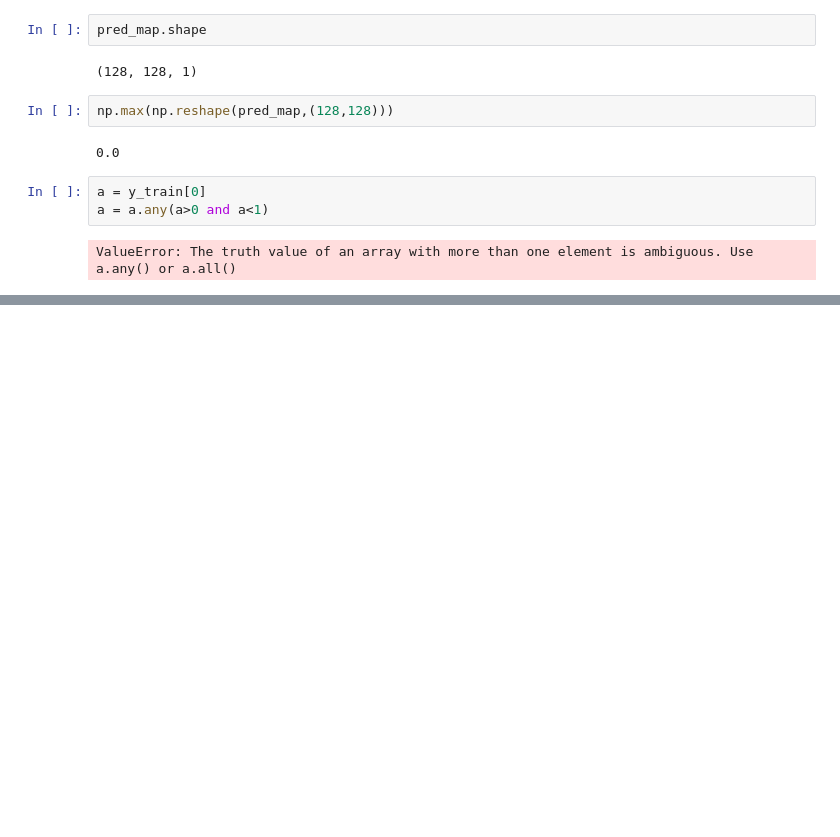
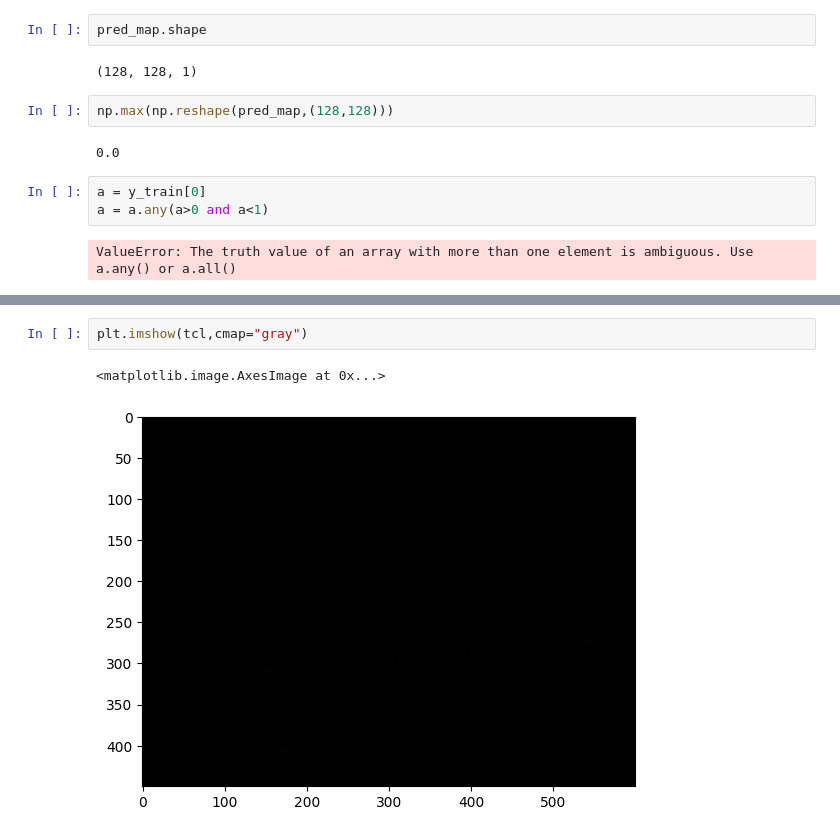
Before and after one commit to AliMoghtader/Implementation-of-OCR-system-on-extracting-information-from-Vietnamese-book-cover-images, a Jupyter notebook: main_model.ipynb, the cells around one changed output, grey strips where cells are left out. Cells and saved outputs as stored; diff of their text form; blank space fills up the shorter version.

```diff
--- a/main_model.ipynb
+++ b/main_model.ipynb
@@ -867,0 +1261,5 @@ ValueError: The truth value of an array with more than one element is ambiguous.
+# %%
+plt.imshow(tcl,cmap="gray")
+# %% [output]
+<matplotlib.image.AxesImage at 0x...>
+[figure, added]
```
Also changed, not shown: parts of 14 cells of this notebook, 1 other file.
